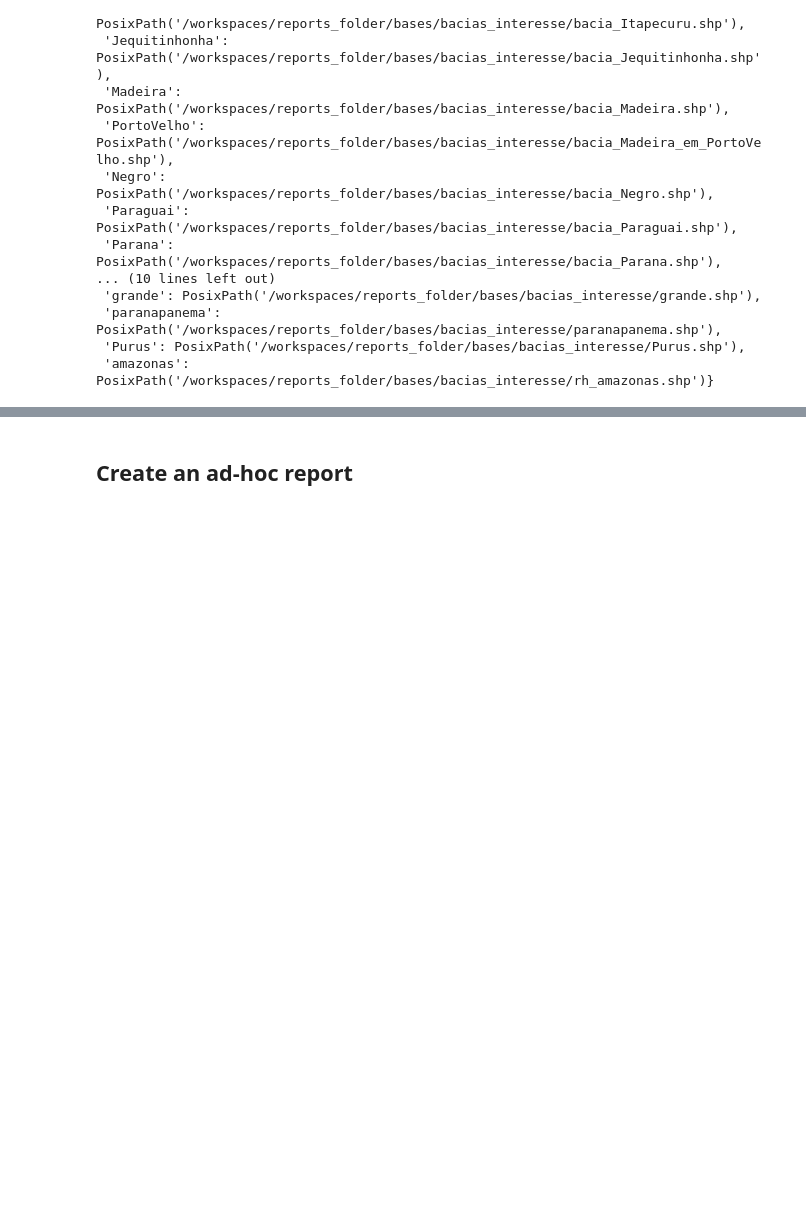
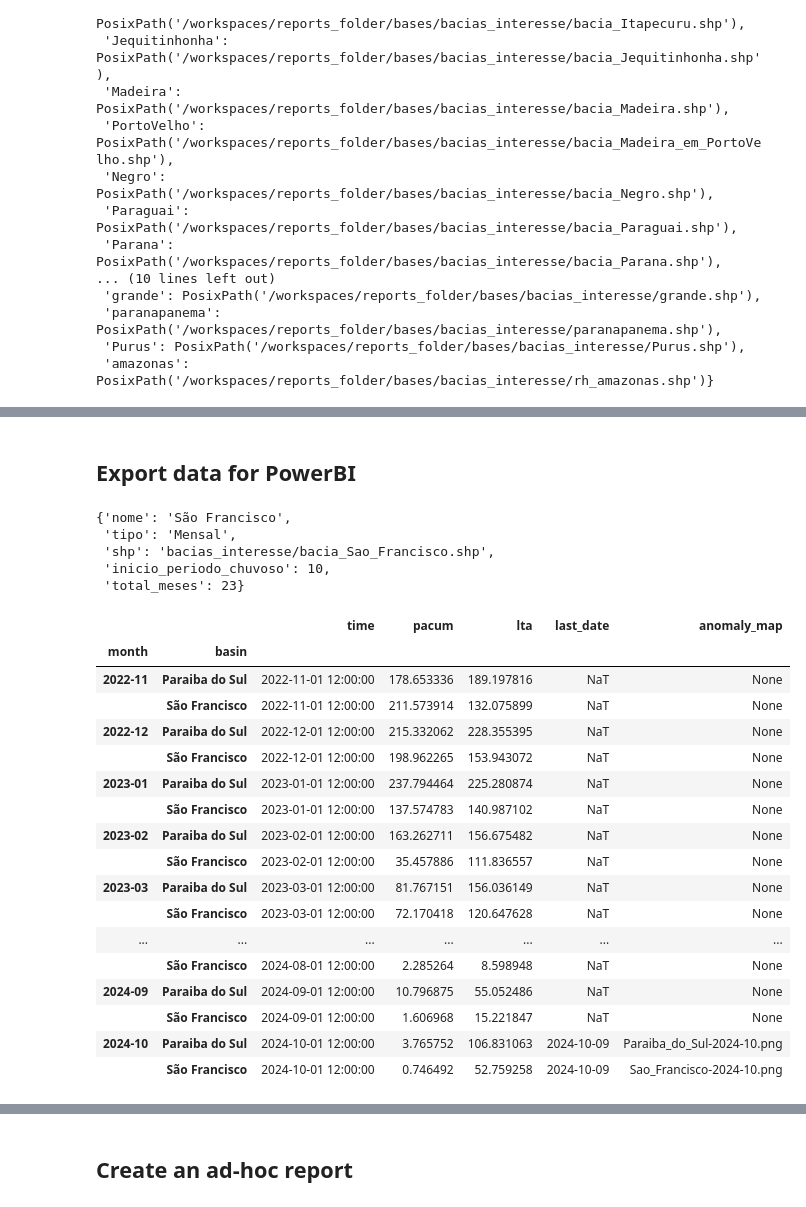
Before and after one commit to cordmaur/RainReporter, a Jupyter notebook: nbs/01-Monthly_Report.ipynb, the cells around one changed output, grey strips where cells are left out. Drawn from its saved outputs; the diff is of its cells as text; code cells hidden in the pictures; blank space fills up the shorter version.

Commit message:
Exporting data to powerbi

```diff
--- a/nbs/01-Monthly_Report.ipynb
+++ b/nbs/01-Monthly_Report.ipynb
@@ -52,0 +117,2 @@ basins
+# %% [markdown]
+## Export data for PowerBI
@@ -52,0 +138,32 @@ basins
+# %%
+config['relatorios'][0]
+# %% [output]
+{'nome': 'São Francisco',
+ 'tipo': 'Mensal',
+ 'shp': 'bacias_interesse/bacia_Sao_Francisco.shp',
+ 'inicio_periodo_chuvoso': 10,
+ 'total_meses': 23}
+# %%
+df = pd.read_parquet(
+    '/workspaces/reports_folder/tmp/rcar_monthly_rain.parquet',
+)
+df
+# %% [output]
+|  |  | time | pacum | lta | last_date | anomaly_map |
+| month | basin |  |  |  |  |  |
+| 2022-11 | Paraiba do Sul | 2022-11-01 12:00:00 | 178.653336 | 189.197816 | NaT | None |
+|  | São Francisco | 2022-11-01 12:00:00 | 211.573914 | 132.075899 | NaT | None |
+| 2022-12 | Paraiba do Sul | 2022-12-01 12:00:00 | 215.332062 | 228.355395 | NaT | None |
+|  | São Francisco | 2022-12-01 12:00:00 | 198.962265 | 153.943072 | NaT | None |
+| 2023-01 | Paraiba do Sul | 2023-01-01 12:00:00 | 237.794464 | 225.280874 | NaT | None |
+|  | São Francisco | 2023-01-01 12:00:00 | 137.574783 | 140.987102 | NaT | None |
+| 2023-02 | Paraiba do Sul | 2023-02-01 12:00:00 | 163.262711 | 156.675482 | NaT | None |
+|  | São Francisco | 2023-02-01 12:00:00 | 35.457886 | 111.836557 | NaT | None |
+| 2023-03 | Paraiba do Sul | 2023-03-01 12:00:00 | 81.767151 | 156.036149 | NaT | None |
+|  | São Francisco | 2023-03-01 12:00:00 | 72.170418 | 120.647628 | NaT | None |
+| ... | ... | ... | ... | ... | ... | ... |
+|  | São Francisco | 2024-08-01 12:00:00 | 2.285264 | 8.598948 | NaT | None |
+| 2024-09 | Paraiba do Sul | 2024-09-01 12:00:00 | 10.796875 | 55.052486 | NaT | None |
+|  | São Francisco | 2024-09-01 12:00:00 | 1.606968 | 15.221847 | NaT | None |
+| 2024-10 | Paraiba do Sul | 2024-10-01 12:00:00 | 3.765752 | 106.831063 | 2024-10-09 | Paraiba_do_Sul-2024-10.png |
+|  | São Francisco | 2024-10-01 12:00:00 | 0.746492 | 52.759258 | 2024-10-09 | Sao_Francisco-2024-10.png |
```
Also changed, not shown: parts of 48 cells of this notebook, 6 other files.
